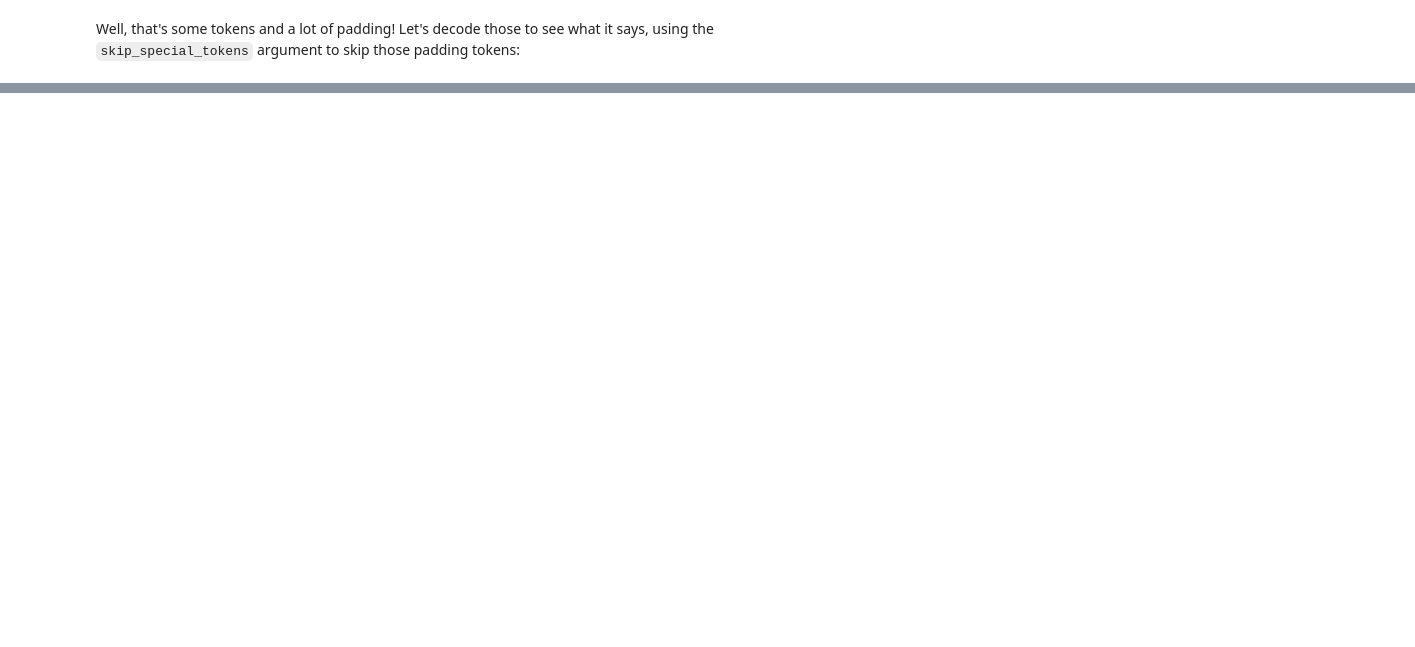
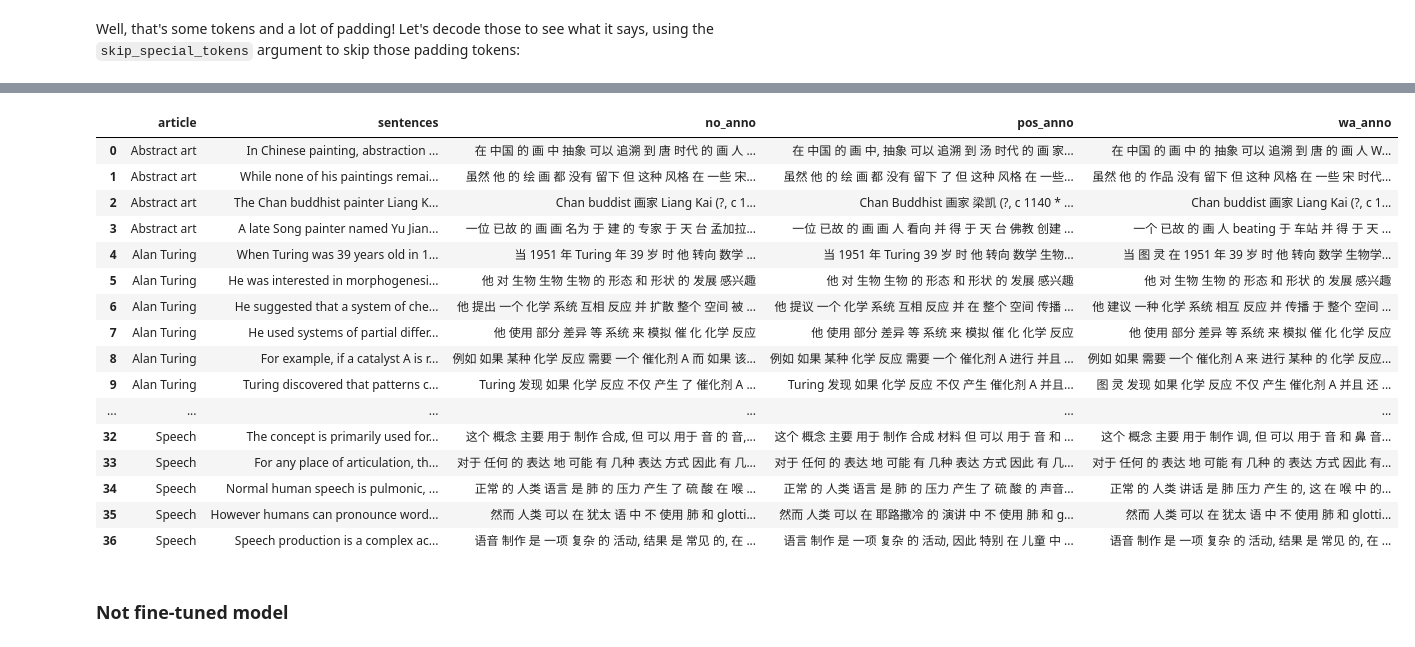
Before and after one commit to edgolyakova/wiki, a Jupyter notebook: code/tf_model/tf_pretrained_model_zh.ipynb, the cells around one changed output, grey strips where cells are left out. Saved outputs shown, nothing was run; the diff lists cells and outputs as text; code cells hidden in the pictures; blank space fills up the shorter version.

```diff
--- a/code/tf_model/tf_pretrained_model_zh.ipynb
+++ b/code/tf_model/tf_pretrained_model_zh.ipynb
@@ -827,0 +730,2 @@ En fait je ne suis pas un orateur roumain très compétent mais faisons de notre
+# %%
+vital["no_anno"] = outputs
@@ -827,0 +734,10 @@ En fait je ne suis pas un orateur roumain très compétent mais faisons de notre
+# %%
+outputs_pos = []
+
+for input_sentence in vital["sentences"]:
+    tokenized_sentence = tokenizer([input_sentence], return_tensors='np')
+    out = model_with_pos.generate(**tokenized_sentence, max_length=128)
+    with tokenizer.as_target_tokenizer():
+        output_sentence = tokenizer.decode(out[0], skip_special_tokens=True)
+        print(output_sentence)
+        outputs_pos.append(output_sentence)
@@ -827,0 +762,2 @@ En fait je ne suis pas un orateur roumain très compétent mais faisons de notre
+# %%
+vital["pos_anno"] = outputs_pos
@@ -827,0 +786,10 @@ En fait je ne suis pas un orateur roumain très compétent mais faisons de notre
+# %%
+outputs_wa = []
+
+for input_sentence in vital["sentences"]:
+    tokenized_sentence = tokenizer([input_sentence], return_tensors='np')
+    out = model_with_wa_trg_ids.generate(**tokenized_sentence, max_length=128)
+    with tokenizer.as_target_tokenizer():
+        output_sentence = tokenizer.decode(out[0], skip_special_tokens=True)
+        print(output_sentence)
+        outputs_wa.append(output_sentence)
@@ -827,0 +814,23 @@ En fait je ne suis pas un orateur roumain très compétent mais faisons de notre
+# %%
+vital["wa_anno"] = outputs_wa
+vital
+# %% [output]
+|  | article | sentences | no_anno | pos_anno | wa_anno |
+| 0 | Abstract art | In Chinese painting, abstraction ... | 在 中国 的 画 中 抽象 可以 追溯 到 唐 时代 的 画 人 ... | 在 中国 的 画 中, 抽象 可以 追溯 到 汤 时代 的 画 家... | 在 中国 的 画 中 的 抽象 可以 追溯 到 唐 的 画 人 W... |
+| 1 | Abstract art | While none of his paintings remai... | 虽然 他 的 绘 画 都 没有 留下 但 这种 风格 在 一些 宋... | 虽然 他 的 绘 画 都 没有 留下 了 但 这种 风格 在 一些... | 虽然 他 的 作品 没有 留下 但 这种 风格 在 一些 宋 时代... |
+| 2 | Abstract art | The Chan buddhist painter Liang K... | Chan buddist 画家 Liang Kai (?, c 1... | Chan Buddhist 画家 梁凯 (?, c 1140 * ... | Chan buddist 画家 Liang Kai (?, c 1... |
+| 3 | Abstract art | A late Song painter named Yu Jian... | 一位 已故 的 画 画 名为 于 建 的 专家 于 天 台 孟加拉... | 一位 已故 的 画 画 人 看向 并 得 于 天 台 佛教 创建 ... | 一个 已故 的 画 人 beating 于 车站 并 得 于 天 ... |
+| 4 | Alan Turing | When Turing was 39 years old in 1... | 当 1951 年 Turing 年 39 岁 时 他 转向 数学 ... | 当 1951 年 Turing 39 岁 时 他 转向 数学 生物... | 当 图 灵 在 1951 年 39 岁 时 他 转向 数学 生物学... |
+| 5 | Alan Turing | He was interested in morphogenesi... | 他 对 生物 生物 生物 的 形态 和 形状 的 发展 感兴趣 | 他 对 生物 生物 的 形态 和 形状 的 发展 感兴趣 | 他 对 生物 生物 的 形态 和 形状 的 发展 感兴趣 |
+| 6 | Alan Turing | He suggested that a system of che... | 他 提出 一个 化学 系统 互相 反应 并 扩散 整个 空间 被 ... | 他 提议 一个 化学 系统 互相 反应 并 在 整个 空间 传播 ... | 他 建议 一种 化学 系统 相互 反应 并 传播 于 整个 空间 ... |
+| 7 | Alan Turing | He used systems of partial differ... | 他 使用 部分 差异 等 系统 来 模拟 催 化 化学 反应 | 他 使用 部分 差异 等 系统 来 模拟 催 化 化学 反应 | 他 使用 部分 差异 等 系统 来 模拟 催 化 化学 反应 |
+| 8 | Alan Turing | For example, if a catalyst A is r... | 例如 如果 某种 化学 反应 需要 一个 催化剂 A 而 如果 该... | 例如 如果 某种 化学 反应 需要 一个 催化剂 A 进行 并且 ... | 例如 如果 需要 一个 催化剂 A 来 进行 某种 的 化学 反应... |
+| 9 | Alan Turing | Turing discovered that patterns c... | Turing 发现 如果 化学 反应 不仅 产生 了 催化剂 A ... | Turing 发现 如果 化学 反应 不仅 产生 催化剂 A 并且... | 图 灵 发现 如果 化学 反应 不仅 产生 催化剂 A 并且 还 ... |
+| ... | ... | ... | ... | ... | ... |
+| 32 | Speech | The concept is primarily used for... | 这个 概念 主要 用于 制作 合成, 但 可以 用于 音 的 音,... | 这个 概念 主要 用于 制作 合成 材料 但 可以 用于 音 和 ... | 这个 概念 主要 用于 制作 调, 但 可以 用于 音 和 鼻 音... |
+| 33 | Speech | For any place of articulation, th... | 对于 任何 的 表达 地 可能 有 几种 表达 方式 因此 有 几... | 对于 任何 的 表达 地 可能 有 几种 表达 方式 因此 有 几... | 对于 任何 的 表达 地 可能 有 几种 的 表达 方式 因此 有... |
+| 34 | Speech | Normal human speech is pulmonic, ... | 正常 的 人类 语言 是 肺 的 压力 产生 了 硫 酸 在 喉 ... | 正常 的 人类 语言 是 肺 的 压力 产生 了 硫 酸 的 声音... | 正常 的 人类 讲话 是 肺 压力 产生 的, 这 在 喉 中 的... |
+| 35 | Speech | However humans can pronounce word... | 然而 人类 可以 在 犹太 语 中 不 使用 肺 和 glotti... | 然而 人类 可以 在 耶路撒冷 的 演讲 中 不 使用 肺 和 g... | 然而 人类 可以 在 犹太 语 中 不 使用 肺 和 glotti... |
+| 36 | Speech | Speech production is a complex ac... | 语音 制作 是 一项 复杂 的 活动, 结果 是 常见 的, 在 ... | 语言 制作 是 一项 复杂 的 活动, 因此 特别 在 儿童 中 ... | 语音 制作 是 一项 复杂 的 活动, 结果 是 常见 的, 在 ... |
+# %% [markdown]
+### Not fine-tuned model
```
Also changed, not shown: parts of 74 cells of this notebook, 1 other file.
